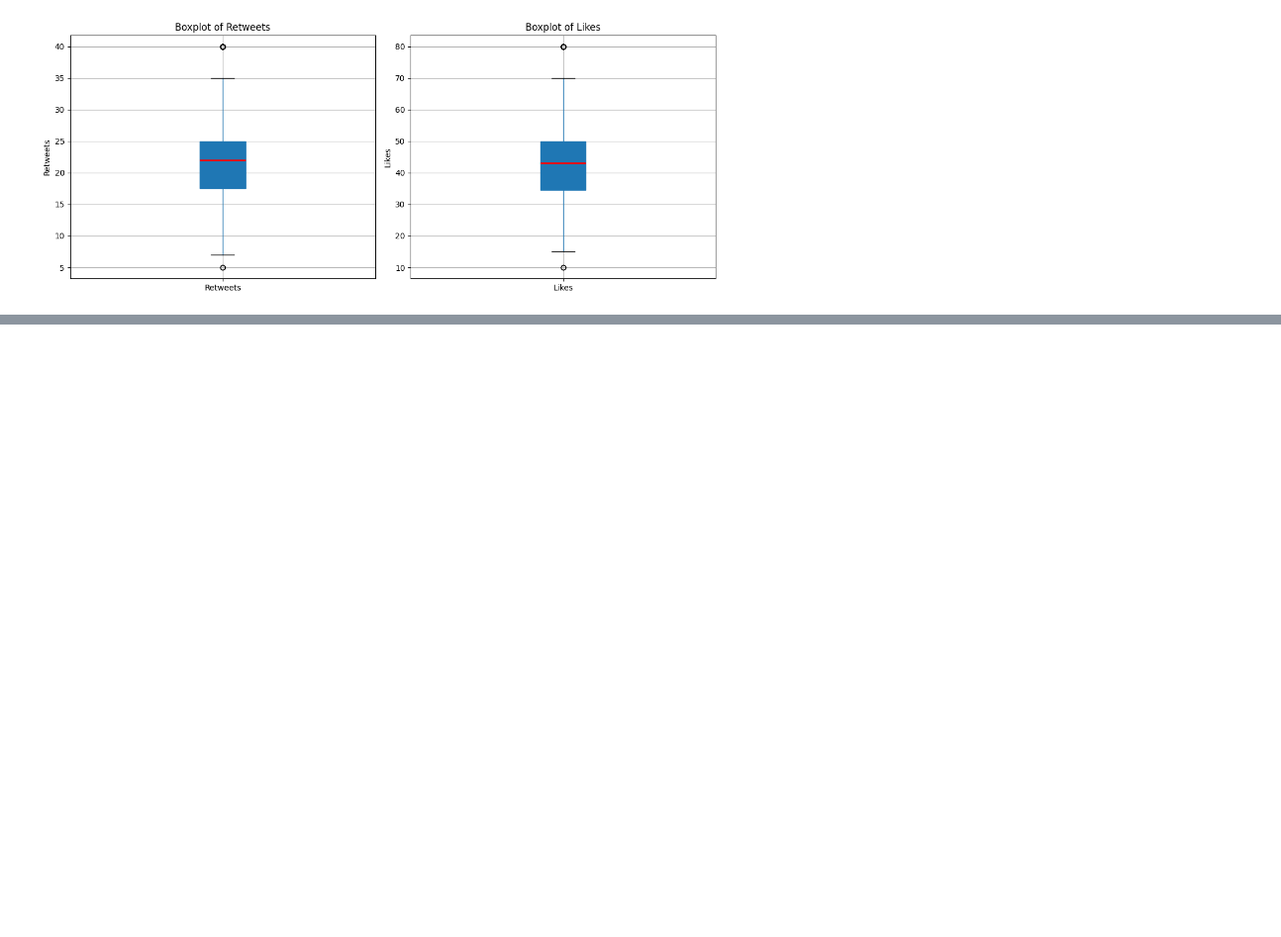
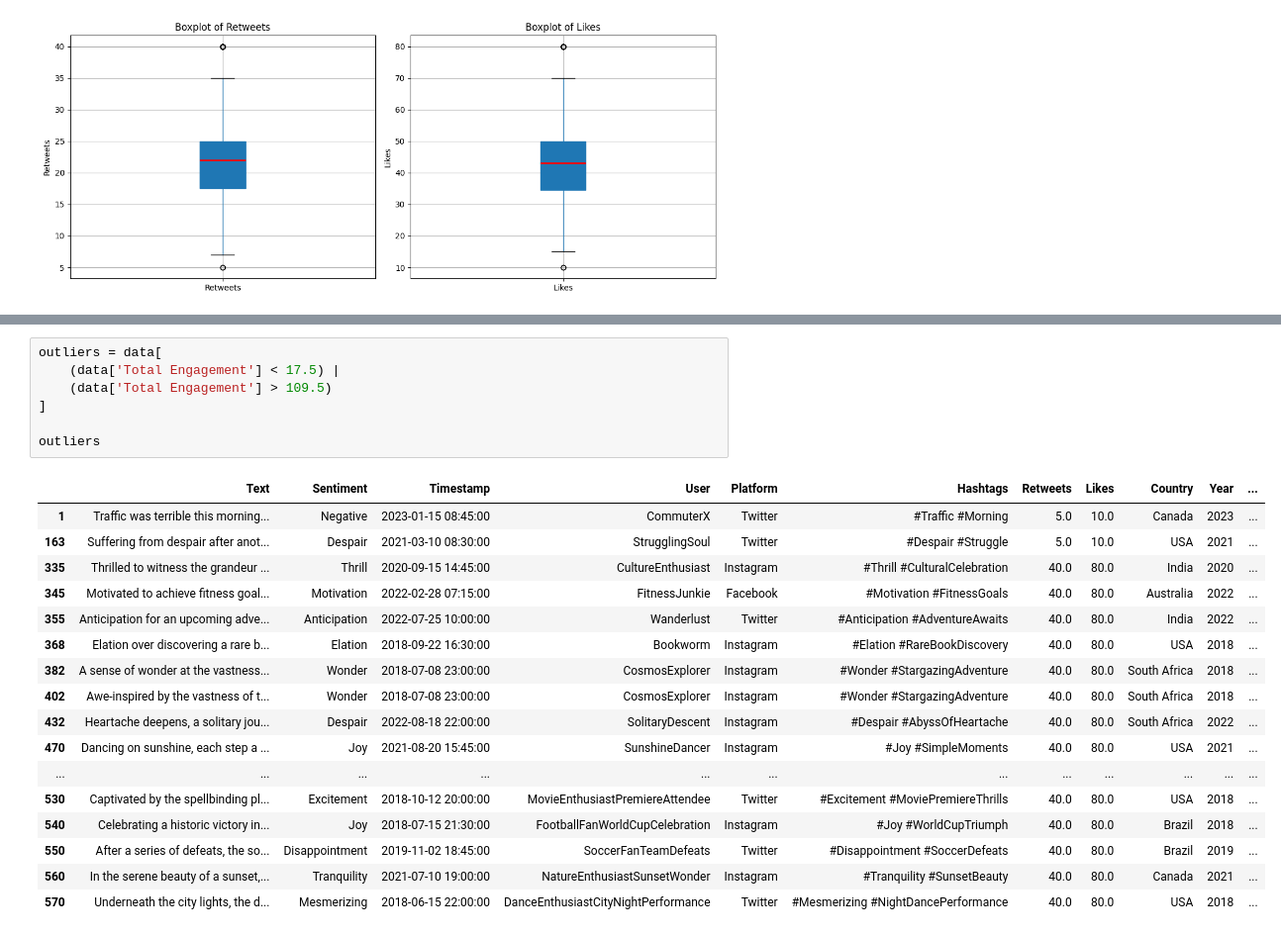
Before and after one commit to euiedavid/social-media-sentiments-analysis, a Jupyter notebook: notebook/social_media_sentiments_eda.ipynb, the cells around one changed output, grey strips where cells are left out. Shown at 99% size. Saved outputs shown, nothing was run; the diff lists cells and outputs as text; blank space fills up the shorter version.

```diff
--- a/notebook/social_media_sentiments_eda.ipynb
+++ b/notebook/social_media_sentiments_eda.ipynb
@@ -391,0 +461,25 @@ plt.show()
+# %%
+outliers = data[
+    (data['Total Engagement'] < 17.5) |
+    (data['Total Engagement'] > 109.5)
+]
+
+outliers
+# %% [output]
+|  | Text | Sentiment | Timestamp | User | Platform | Hashtags | Retweets | Likes | Country | Year | ... |
+| 1 | Traffic was terrible this morning... | Negative | 2023-01-15 08:45:00 | CommuterX | Twitter | #Traffic #Morning | 5.0 | 10.0 | Canada | 2023 | ... |
+| 163 | Suffering from despair after anot... | Despair | 2021-03-10 08:30:00 | StrugglingSoul | Twitter | #Despair #Struggle | 5.0 | 10.0 | USA | 2021 | ... |
+| 335 | Thrilled to witness the grandeur ... | Thrill | 2020-09-15 14:45:00 | CultureEnthusiast | Instagram | #Thrill #CulturalCelebration | 40.0 | 80.0 | India | 2020 | ... |
+| 345 | Motivated to achieve fitness goal... | Motivation | 2022-02-28 07:15:00 | FitnessJunkie | Facebook | #Motivation #FitnessGoals | 40.0 | 80.0 | Australia | 2022 | ... |
+| 355 | Anticipation for an upcoming adve... | Anticipation | 2022-07-25 10:00:00 | Wanderlust | Twitter | #Anticipation #AdventureAwaits | 40.0 | 80.0 | India | 2022 | ... |
+| 368 | Elation over discovering a rare b... | Elation | 2018-09-22 16:30:00 | Bookworm | Instagram | #Elation #RareBookDiscovery | 40.0 | 80.0 | USA | 2018 | ... |
+| 382 | A sense of wonder at the vastness... | Wonder | 2018-07-08 23:00:00 | CosmosExplorer | Instagram | #Wonder #StargazingAdventure | 40.0 | 80.0 | South Africa | 2018 | ... |
+| 402 | Awe-inspired by the vastness of t... | Wonder | 2018-07-08 23:00:00 | CosmosExplorer | Instagram | #Wonder #StargazingAdventure | 40.0 | 80.0 | South Africa | 2018 | ... |
+| 432 | Heartache deepens, a solitary jou... | Despair | 2022-08-18 22:00:00 | SolitaryDescent | Instagram | #Despair #AbyssOfHeartache | 40.0 | 80.0 | South Africa | 2022 | ... |
+| 470 | Dancing on sunshine, each step a ... | Joy | 2021-08-20 15:45:00 | SunshineDancer | Instagram | #Joy #SimpleMoments | 40.0 | 80.0 | USA | 2021 | ... |
+| ... | ... | ... | ... | ... | ... | ... | ... | ... | ... | ... | ... |
+| 530 | Captivated by the spellbinding pl... | Excitement | 2018-10-12 20:00:00 | MovieEnthusiastPremiereAttendee | Twitter | #Excitement #MoviePremiereThrills | 40.0 | 80.0 | USA | 2018 | ... |
+| 540 | Celebrating a historic victory in... | Joy | 2018-07-15 21:30:00 | FootballFanWorldCupCelebration | Instagram | #Joy #WorldCupTriumph | 40.0 | 80.0 | Brazil | 2018 | ... |
+| 550 | After a series of defeats, the so... | Disappointment | 2019-11-02 18:45:00 | SoccerFanTeamDefeats | Twitter | #Disappointment #SoccerDefeats | 40.0 | 80.0 | Brazil | 2019 | ... |
+| 560 | In the serene beauty of a sunset,... | Tranquility | 2021-07-10 19:00:00 | NatureEnthusiastSunsetWonder | Instagram | #Tranquility #SunsetBeauty | 40.0 | 80.0 | Canada | 2021 | ... |
+| 570 | Underneath the city lights, the d... | Mesmerizing | 2018-06-15 22:00:00 | DanceEnthusiastCityNightPerformance | Twitter | #Mesmerizing #NightDancePerformance | 40.0 | 80.0 | USA | 2018 | ... |
```
Also changed, not shown: parts of 6 cells of this notebook.
